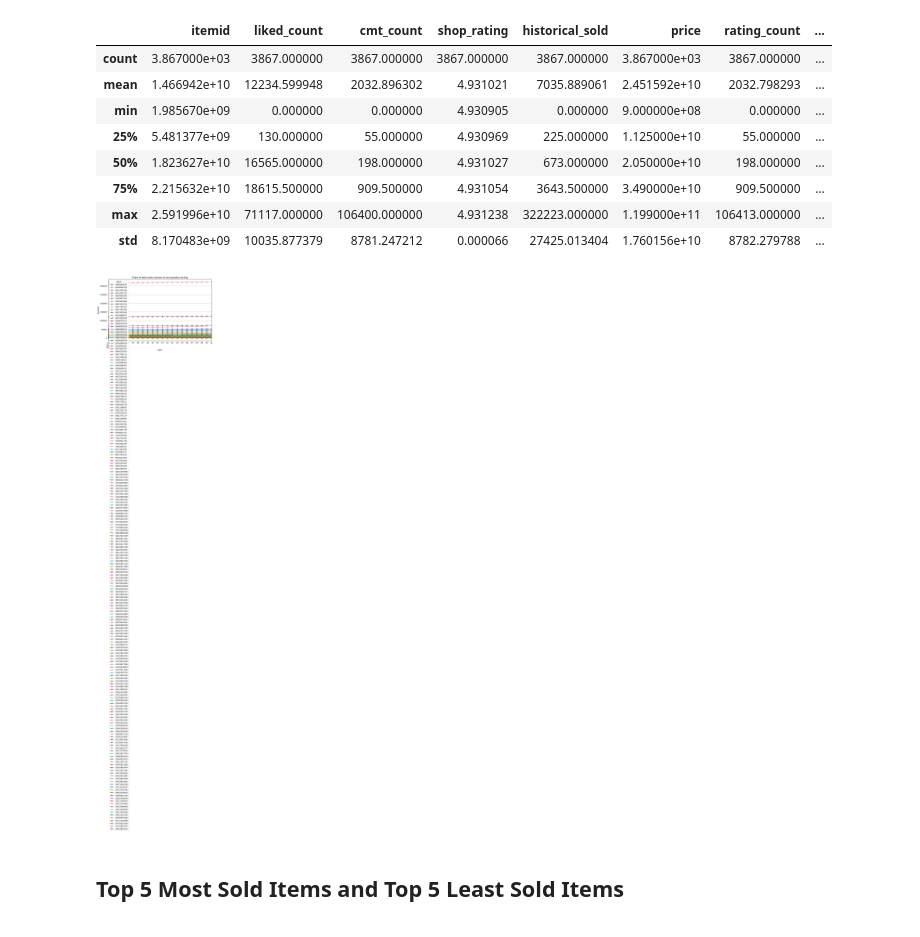
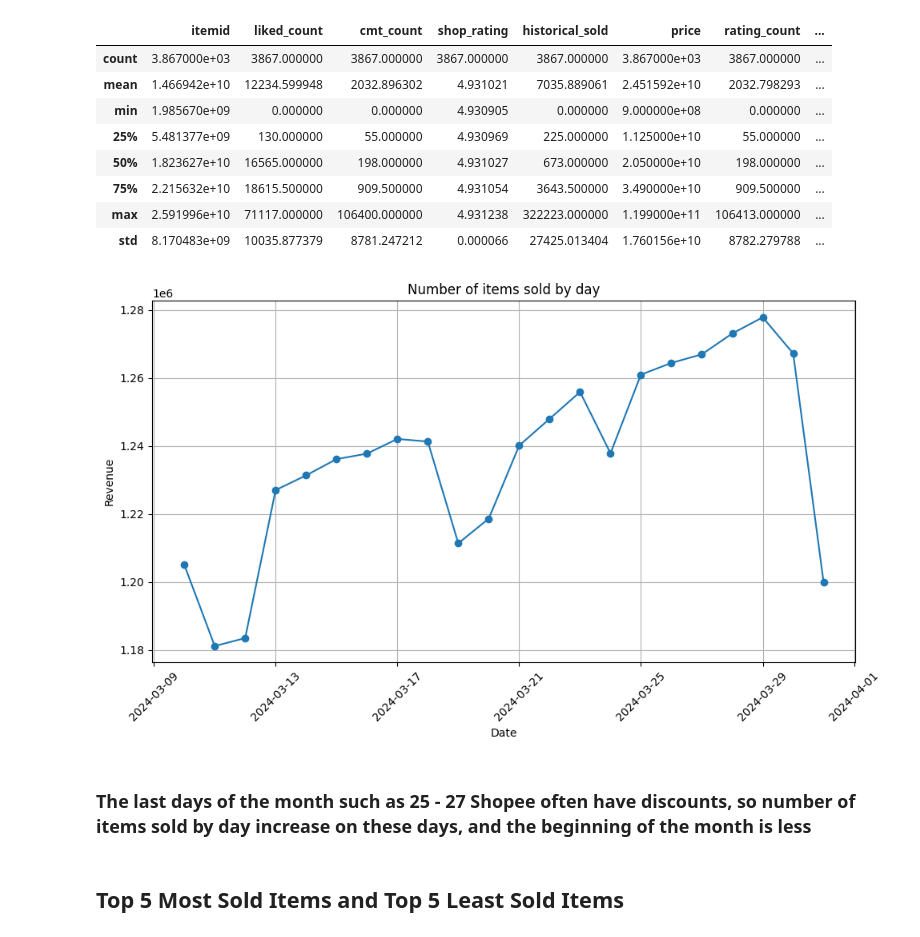
Before and after one commit to ntrami/DataGenius-Test, a Jupyter notebook: datagenius-test.ipynb, the cells around one changed output. Cells and saved outputs as stored; diff of their text form; code cells hidden in the pictures.

Commit message:
Kaggle Notebook | DataGenius Test | Version 9

```diff
--- a/datagenius-test.ipynb
+++ b/datagenius-test.ipynb
@@ -128,19 +130,22 @@ shopeeDf.describe()
 | 75% | 2.215632e+10 | 18615.500000 | 909.500000 | 4.931054 | 3643.500000 | 3.490000e+10 | 909.500000 | ... |
 | max | 2.591996e+10 | 71117.000000 | 106400.000000 | 4.931238 | 322223.000000 | 1.199000e+11 | 106413.000000 | ... |
 | std | 8.170483e+09 | 10035.877379 | 8781.247212 | 0.000066 | 27425.013404 | 1.760156e+10 | 8782.279788 | ... |
-# %%
-# Tạo DataFrame pivot để thể hiện số lượng bán của từng sản phẩm theo ngày
-pivot_df = shopeeDf.pivot_table(index='Date', columns='itemid', values='historical_sold', aggfunc='sum')
-
-pivot_df.plot(kind='line', marker='o', figsize=(10, 6))
-plt.xlabel('Date')
-plt.ylabel('Quantity')
-plt.title('Chart of total sales volume of each product by day')
-plt.legend(title='Items')
-plt.grid(True)
-plt.show()
-# %% [output]
-[figure, removed]
+# %%
+grouped_df = shopeeDf.groupby('Date')['historical_sold'].sum().reset_index()
+
+plt.figure(figsize=(10, 6))
+plt.plot(grouped_df['Date'], grouped_df['historical_sold'], marker='o', linestyle='-')
+plt.title('Number of items sold by day')
+plt.xlabel('Date')
+plt.ylabel('Revenue')
+plt.grid(True)
+plt.xticks(rotation=45)
+plt.tight_layout()
+plt.show()
+# %% [output]
+[figure, added]
+# %% [markdown]
+### The last days of the month such as 25 - 27 Shopee often have discounts, so number of items sold by day increase on these days, and the beginning of the month is less
 # %% [markdown]
 ## Top 5 Most Sold Items and Top 5 Least Sold Items
 # %%
```
Also changed, not shown: parts of 9 cells of this notebook.
